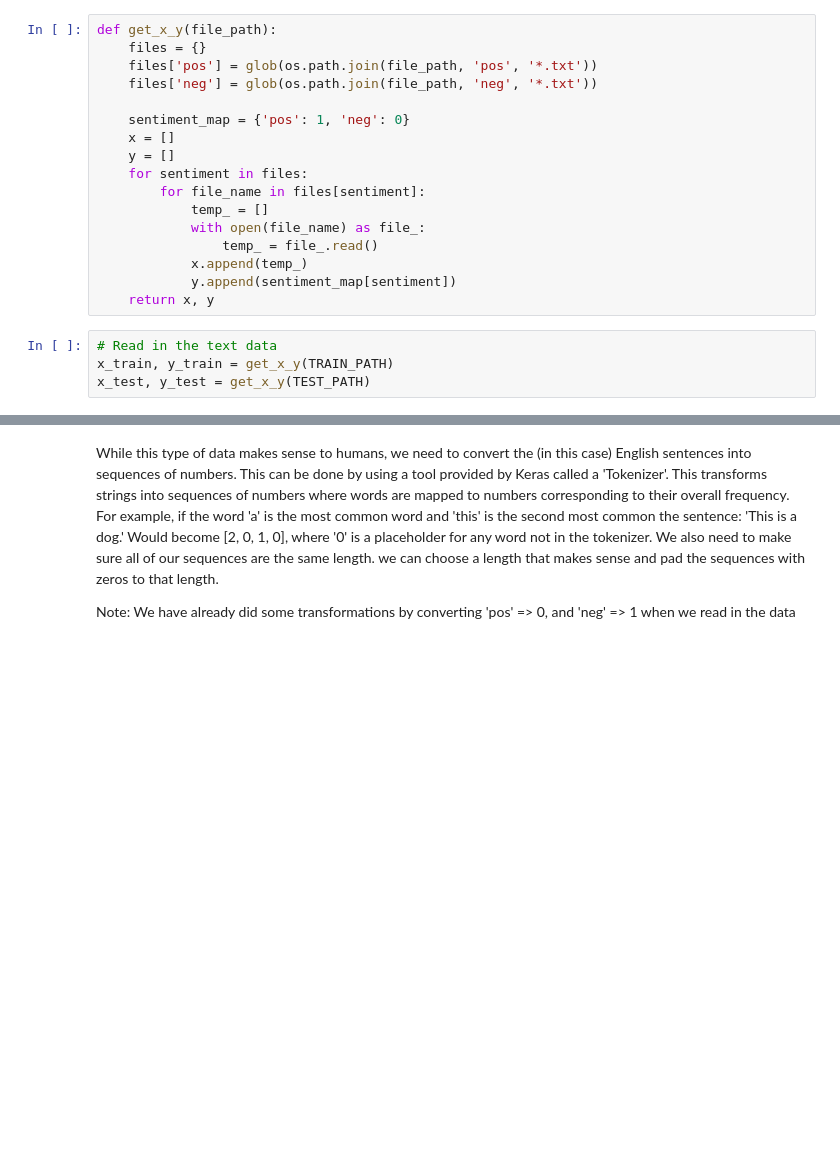
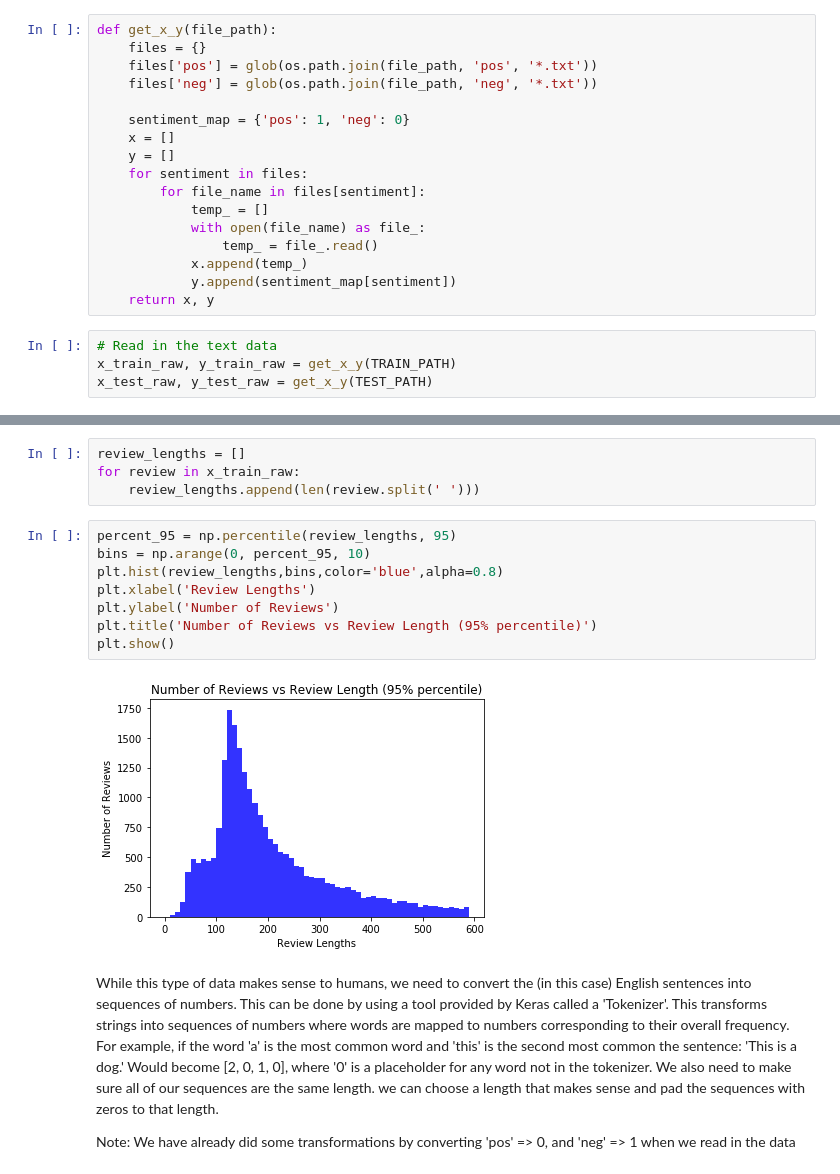
Before and after one commit to mmicatka/sentiment_analysis, a Jupyter notebook: IMDB Review Sentiment Analysis.ipynb, the cells around one changed output, grey strips where cells are left out. Drawn from its saved outputs; the diff is of its cells as text; blank space fills up the shorter version.

```diff
--- a/IMDB Review Sentiment Analysis.ipynb
+++ b/IMDB Review Sentiment Analysis.ipynb
@@ -54,5 +47,5 @@ def get_x_y(file_path):
     return x, y
 # %%
 # Read in the text data
-x_train, y_train = get_x_y(TRAIN_PATH)
-x_test, y_test = get_x_y(TEST_PATH)
+x_train_raw, y_train_raw = get_x_y(TRAIN_PATH)
+x_test_raw, y_test_raw = get_x_y(TEST_PATH)
@@ -63,3 +58,17 @@ print(x_train[0])
+# %%
+review_lengths = []
+for review in x_train_raw:
+    review_lengths.append(len(review.split(' ')))
+# %%
+percent_95 = np.percentile(review_lengths, 95)
+bins = np.arange(0, percent_95, 10)
+plt.hist(review_lengths,bins,color='blue',alpha=0.8)
+plt.xlabel('Review Lengths')
+plt.ylabel('Number of Reviews')
+plt.title('Number of Reviews vs Review Length (95% percentile)')
+plt.show()
+# %% [output]
+[figure, added]
 # %% [markdown]
 While this type of data makes sense to humans, we need to convert the (in this case) English sentences into sequences of numbers. This can be done by using a tool provided by Keras called a 'Tokenizer'. This transforms strings into sequences of numbers where words are mapped to numbers corresponding to their overall frequency. For example, if the word 'a' is the most common word and 'this' is the second most common the sentence: 'This is a dog.' Would become [2, 0, 1, 0], where '0' is a placeholder for any word not in the tokenizer. We also need to make sure all of our sequences are the same length. we can choose a length that makes sense and pad the sequences with zeros to that length.
 
```
Also changed, not shown: parts of 15 cells of this notebook, 3 other files.
